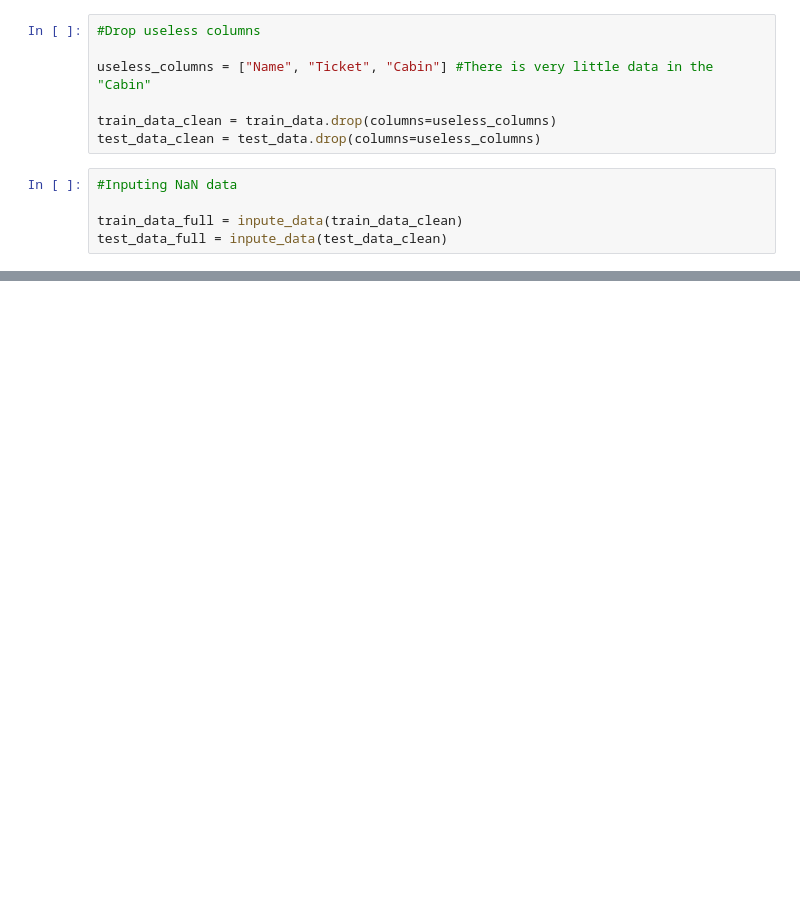
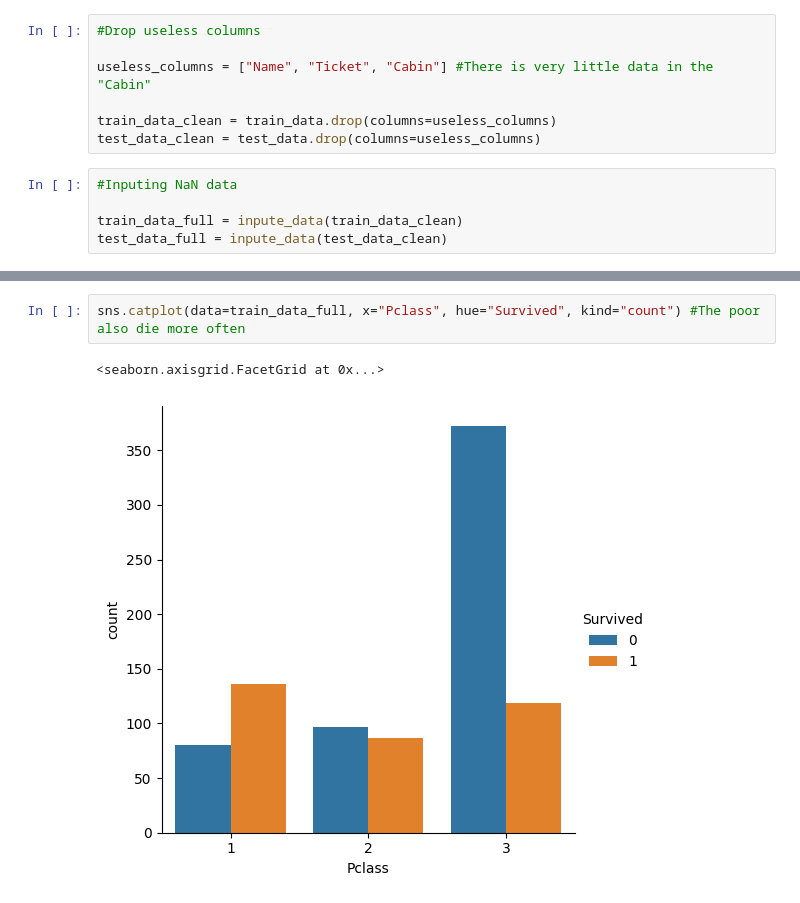
Before and after one commit to Kaysjg/Naf-Kaydes, a Jupyter notebook: main.ipynb, the cells around one changed output, grey strips where cells are left out. Drawn from its saved outputs; the diff is of its cells as text; blank space fills up the shorter version.

```diff
--- a/main.ipynb
+++ b/main.ipynb
@@ -33,0 +89,5 @@ test_data_full = inpute_data(test_data_clean)
+# %%
+sns.catplot(data=train_data_full, x="Pclass", hue="Survived", kind="count") #The poor also die more often
+# %% [output]
+<seaborn.axisgrid.FacetGrid at 0x...>
+[figure, added]
```
Also changed, not shown: parts of 11 cells of this notebook, 5 other files.
